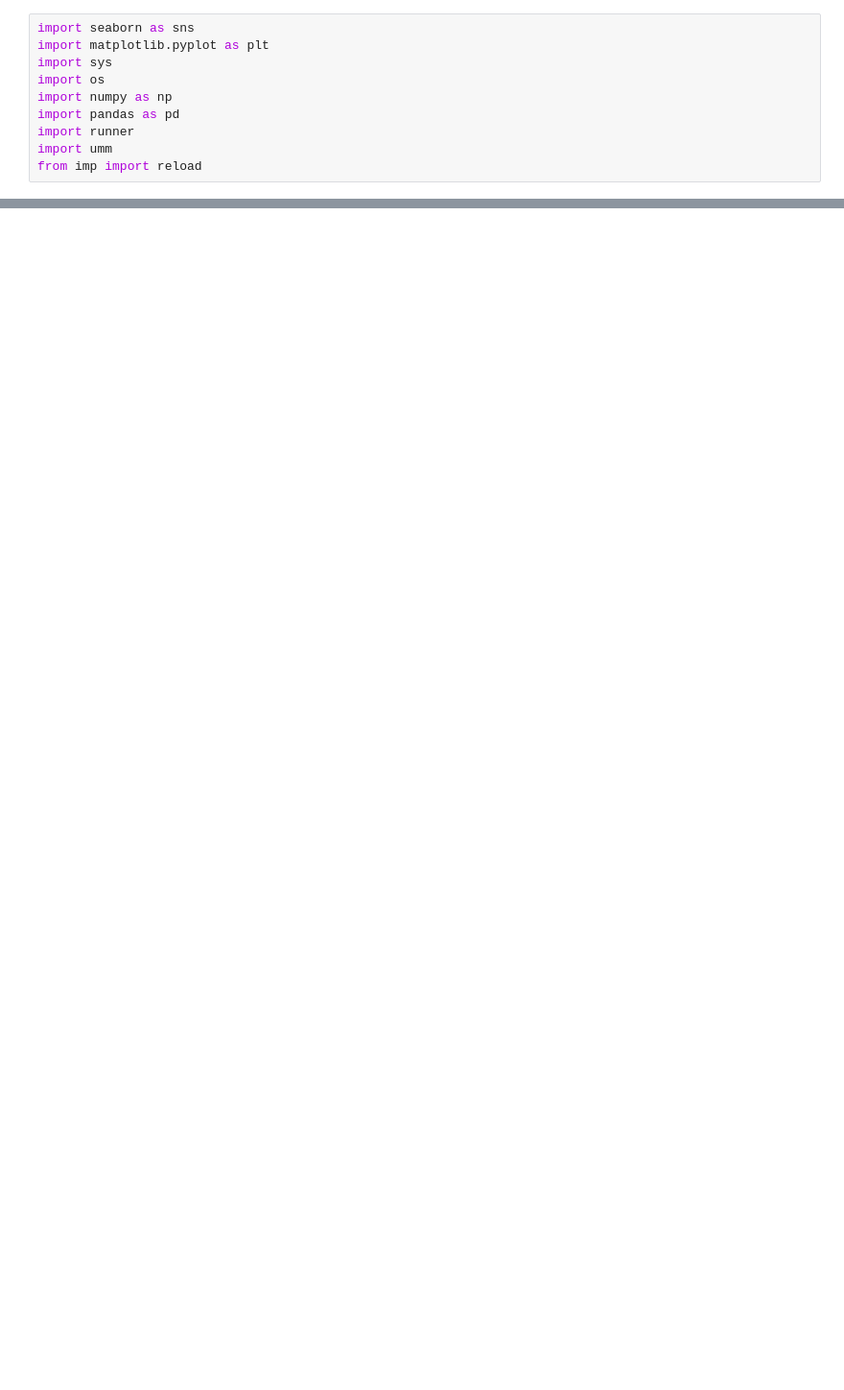
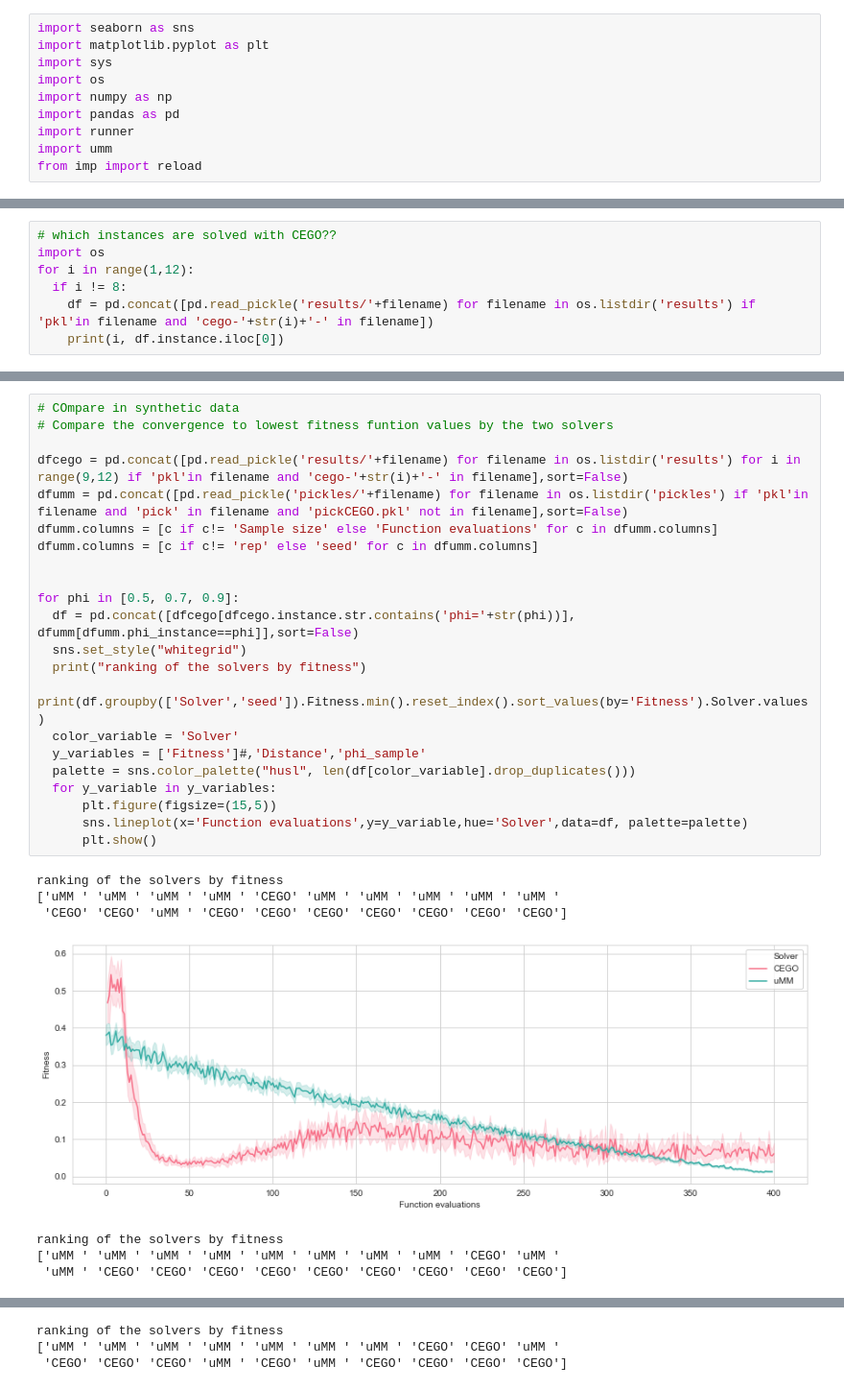
Before and after one commit to ekhiru/BB_optim, a Jupyter notebook: BB opt 2.ipynb, the cells around one changed output, grey strips where cells are left out. Shown at 96% size. Cells and saved outputs as stored; diff of their text form; blank space fills up the shorter version.

```diff
--- a/BB opt 2.ipynb
+++ b/BB opt 2.ipynb
@@ -137,0 +236,7 @@ plt.show()
+# %%
+# which instances are solved with CEGO??
+import os
+for i in range(1,12):
+  if i != 8:
+    df = pd.concat([pd.read_pickle('results/'+filename) for filename in os.listdir('results') if 'pkl'in filename and 'cego-'+str(i)+'-' in filename])
+    print(i, df.instance.iloc[0])
@@ -137,0 +254,30 @@ plt.show()
+# %%
+# COmpare in synthetic data
+# Compare the convergence to lowest fitness funtion values by the two solvers
+
+dfcego = pd.concat([pd.read_pickle('results/'+filename) for filename in os.listdir('results') for i in range(9,12) if 'pkl'in filename and 'cego-'+str(i)+'-' in filename],sort=False)
+dfumm = pd.concat([pd.read_pickle('pickles/'+filename) for filename in os.listdir('pickles') if 'pkl'in filename and 'pick' in filename and 'pickCEGO.pkl' not in filename],sort=False)
+dfumm.columns = [c if c!= 'Sample size' else 'Function evaluations' for c in dfumm.columns]
+dfumm.columns = [c if c!= 'rep' else 'seed' for c in dfumm.columns]
+
+
+for phi in [0.5, 0.7, 0.9]:
+  df = pd.concat([dfcego[dfcego.instance.str.contains('phi='+str(phi))], dfumm[dfumm.phi_instance==phi]],sort=False)
+  sns.set_style("whitegrid")
+  print("ranking of the solvers by fitness")
+  print(df.groupby(['Solver','seed']).Fitness.min().reset_index().sort_values(by='Fitness').Solver.values)
+  color_variable = 'Solver'
+  y_variables = ['Fitness']#,'Distance','phi_sample'
+  palette = sns.color_palette("husl", len(df[color_variable].drop_duplicates()))
+  for y_variable in y_variables:
+      plt.figure(figsize=(15,5))
+      sns.lineplot(x='Function evaluations',y=y_variable,hue='Solver',data=df, palette=palette)
+      plt.show()
+# %% [output]
+ranking of the solvers by fitness
+['uMM ' 'uMM ' 'uMM ' 'uMM ' 'CEGO' 'uMM ' 'uMM ' 'uMM ' 'uMM ' 'uMM '
+ 'CEGO' 'CEGO' 'uMM ' 'CEGO' 'CEGO' 'CEGO' 'CEGO' 'CEGO' 'CEGO' 'CEGO']
+[figure, added]
+ranking of the solvers by fitness
+['uMM ' 'uMM ' 'uMM ' 'uMM ' 'uMM ' 'uMM ' 'uMM ' 'uMM ' 'CEGO' 'uMM '
+ 'uMM ' 'CEGO' 'CEGO' 'CEGO' 'CEGO' 'CEGO' 'CEGO' 'CEGO' 'CEGO' 'CEGO']
@@ -137,0 +285,3 @@ plt.show()
+ranking of the solvers by fitness
+['uMM ' 'uMM ' 'uMM ' 'uMM ' 'uMM ' 'uMM ' 'uMM ' 'CEGO' 'CEGO' 'uMM '
+ 'CEGO' 'CEGO' 'CEGO' 'uMM ' 'CEGO' 'uMM ' 'CEGO' 'CEGO' 'CEGO' 'CEGO']
```
Also changed, not shown: parts of 18 cells of this notebook, 7 other files.
